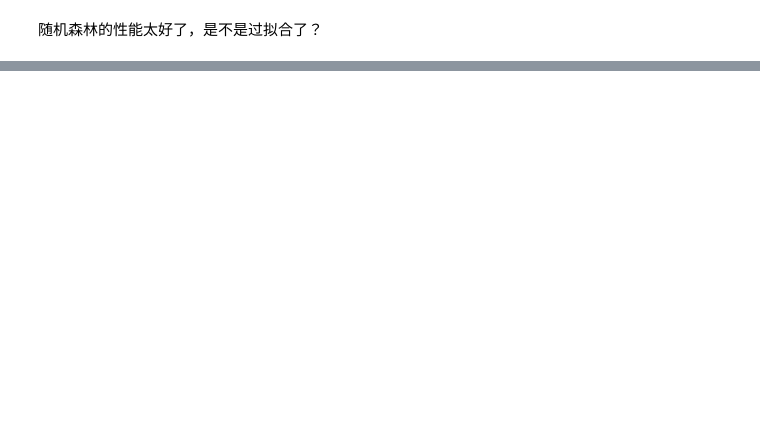
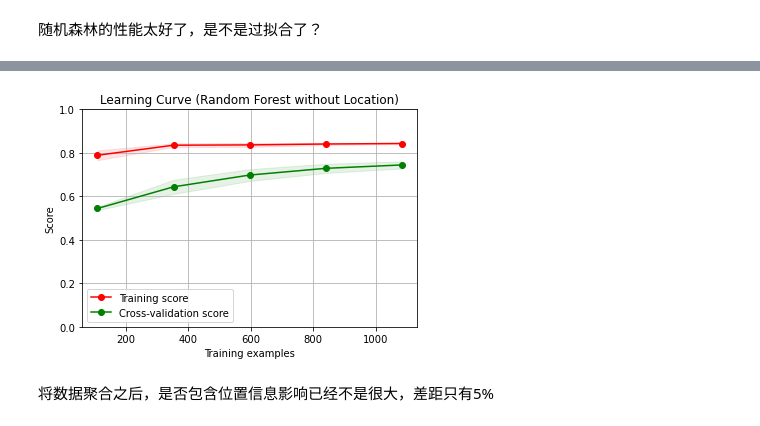
Before and after one commit to aoba98/bishe, a Jupyter notebook: 美国小麦.ipynb, the cells around one changed output, grey strips where cells are left out. Cells and saved outputs as stored; diff of their text form; code cells hidden in the pictures; blank space fills up the shorter version.

```diff
--- a/美国小麦.ipynb
+++ b/美国小麦.ipynb
@@ -1390,0 +1816,11 @@ score_all
+# %%
+X, y = X_train_nopos, y_train
+title = "Learning Curve (Random Forest without Location)"
+est = RandomForestRegressor(n_estimators=300, n_jobs=-1, max_features= 'sqrt',
+                            min_samples_split=10, min_samples_leaf = 2, max_depth=7 )
+plot_learning_curve(est, title, X, y, ylim=(0, 1.0), cv=kf, n_jobs=-1)
+plt.show()
+# %% [output]
+[figure, added]
+# %% [markdown]
+将数据聚合之后，是否包含位置信息影响已经不是很大，差距只有5%
```
Also changed, not shown: parts of 40 cells of this notebook, 9 other files.
